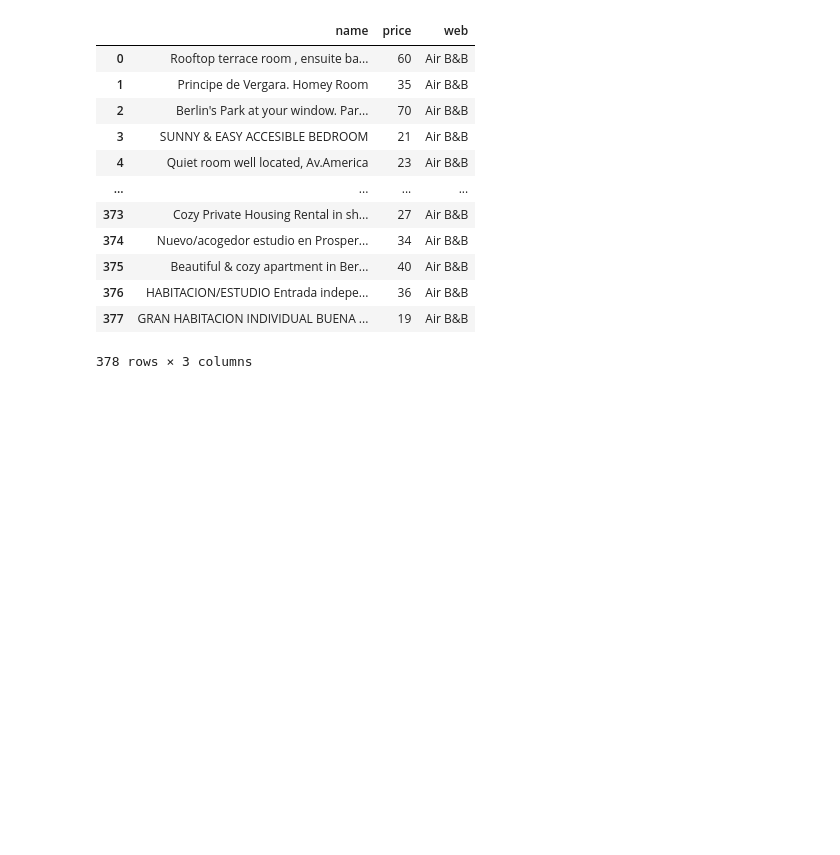
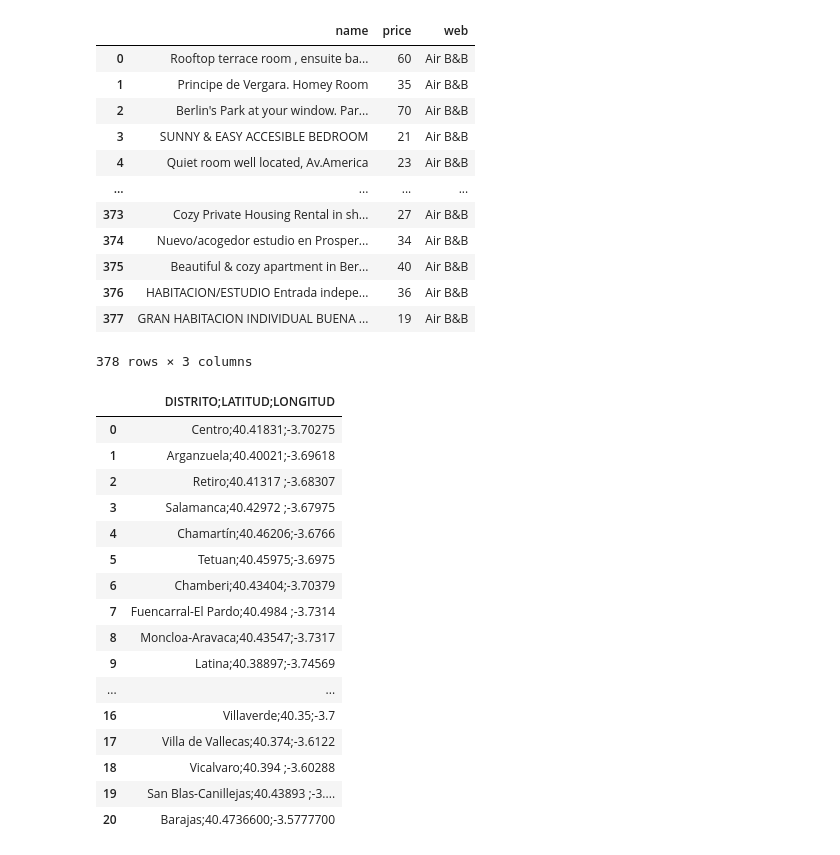
Before and after one commit to GuilleJuanco/Proyecto_ETL, a Jupyter notebook: main.ipynb, the cells around one changed output. Cells and saved outputs as stored; diff of their text form; code cells hidden in the pictures; blank space fills up the shorter version.

```diff
--- a/main.ipynb
+++ b/main.ipynb
@@ -216,3 +216,25 @@ df_bb
 | 376 | HABITACION/ESTUDIO Entrada indepe... | 36 | Air B&B |
 | 377 | GRAN HABITACION INDIVIDUAL BUENA ... | 19 | Air B&B |
 378 rows × 3 columns
+# %%
+#Load csv file into a DF
+df_distritos = pd.read_csv('data/Distritos_Lat_Lon.csv')
+df_distritos
+# %% [output]
+|  | DISTRITO;LATITUD;LONGITUD |
+| 0 | Centro;40.41831;-3.70275 |
+| 1 | Arganzuela;40.40021;-3.69618 |
+| 2 | Retiro;40.41317 ;-3.68307 |
+| 3 | Salamanca;40.42972 ;-3.67975 |
+| 4 | Chamartín;40.46206;-3.6766 |
+| 5 | Tetuan;40.45975;-3.6975 |
+| 6 | Chamberi;40.43404;-3.70379 |
+| 7 | Fuencarral-El Pardo;40.4984 ;-3.7314 |
+| 8 | Moncloa-Aravaca;40.43547;-3.7317 |
+| 9 | Latina;40.38897;-3.74569 |
+| ... | ... |
+| 16 | Villaverde;40.35;-3.7 |
+| 17 | Villa de Vallecas;40.374;-3.6122 |
+| 18 | Vicalvaro;40.394 ;-3.60288 |
+| 19 | San Blas-Canillejas;40.43893 ;-3.... |
+| 20 | Barajas;40.4736600;-3.5777700 |
```
Also changed, not shown: parts of 6 cells of this notebook, 1 other file.
